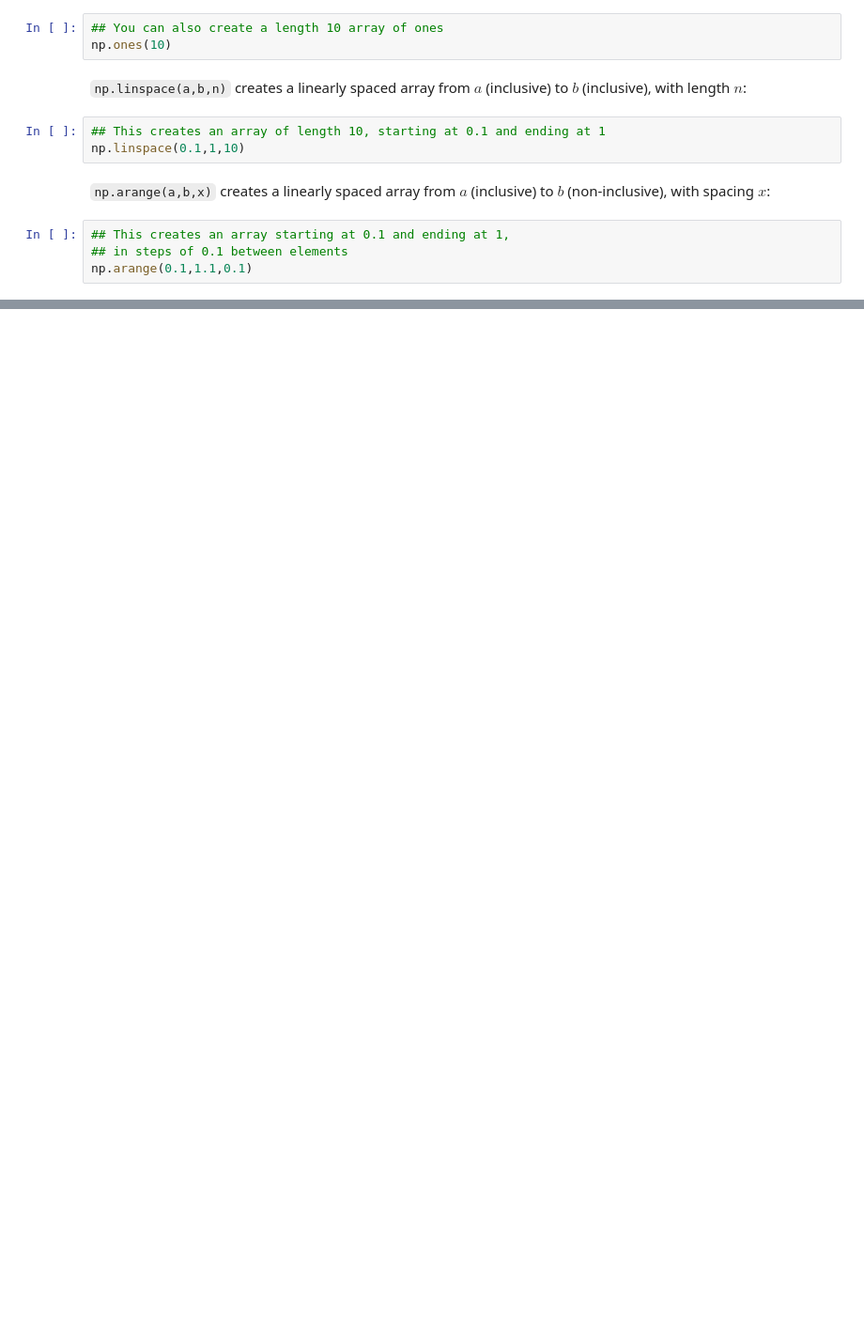
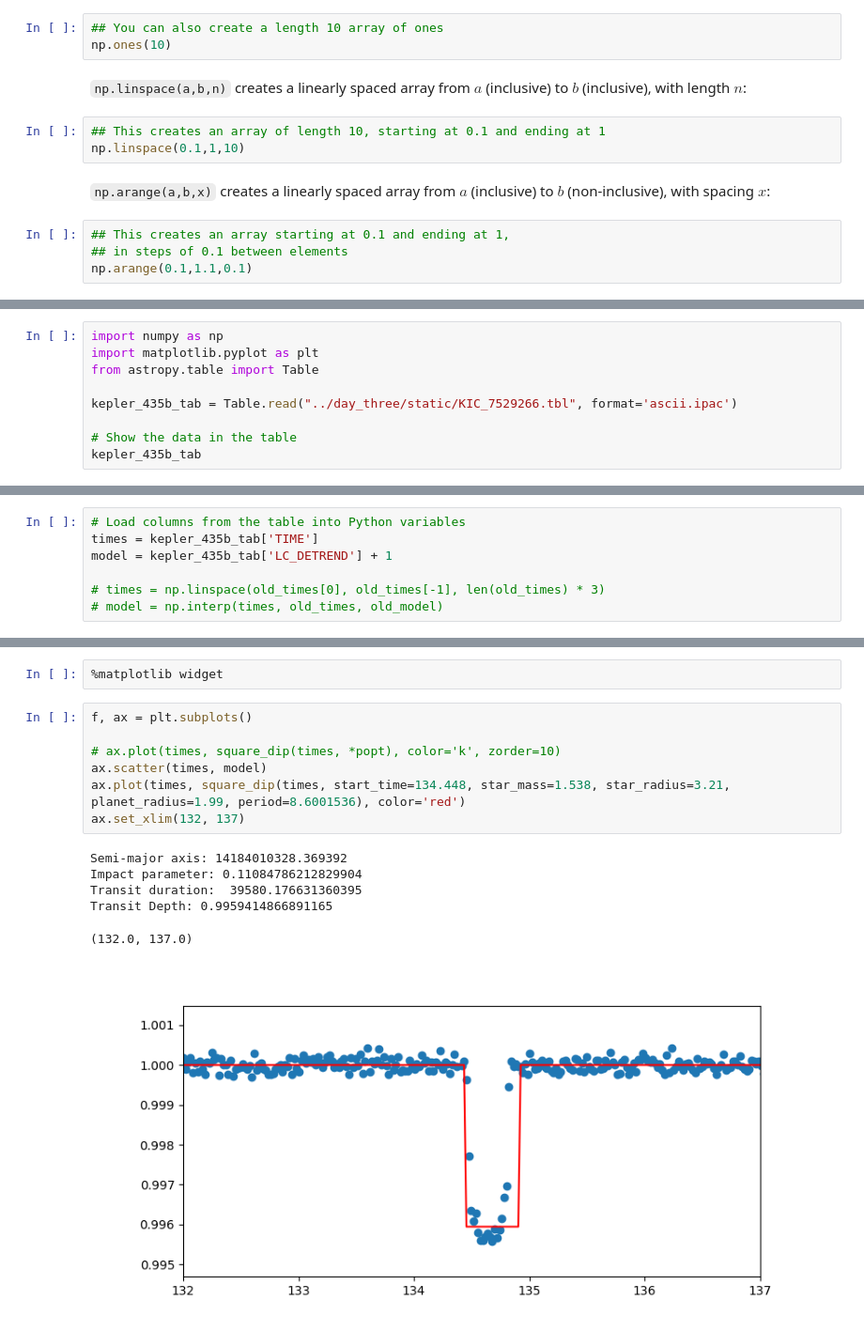
Before and after one commit to nmearl/wsp-exoplanets, a Jupyter notebook: _sources/reference/intro_to_colab_notebooks.ipynb, the cells around one changed output, grey strips where cells are left out. Shown at 94% size. Drawn from its saved outputs; the diff is of its cells as text; blank space fills up the shorter version.

```diff
--- a/_sources/reference/intro_to_colab_notebooks.ipynb
+++ b/_sources/reference/intro_to_colab_notebooks.ipynb
@@ -159,3 +159,12 @@ np.linspace(0.1,1,10)
 np.arange(0.1,1.1,0.1)
 # %% [markdown]
 <img src=https://img.icons8.com/nolan/2x/laptop.png width="30"> **Exercise**: Make an array from $0$ to $10$, in steps of $0.5$, first using `np.arange` and then using `np.linspace`.
+# %%
+import numpy as np
+import matplotlib.pyplot as plt
+from astropy.table import Table
+
+kepler_435b_tab = Table.read("../day_three/static/KIC_7529266.tbl", format='ascii.ipac')
+
+# Show the data in the table
+kepler_435b_tab
@@ -161,0 +191,7 @@ np.arange(0.1,1.1,0.1)
+# %%
+# Load columns from the table into Python variables
+times = kepler_435b_tab['TIME']
+model = kepler_435b_tab['LC_DETREND'] + 1
+
+# times = np.linspace(old_times[0], old_times[-1], len(old_times) * 3)
+# model = np.interp(times, old_times, old_model)
@@ -161,0 +277,16 @@ np.arange(0.1,1.1,0.1)
+# %%
+%matplotlib widget
+# %%
+f, ax = plt.subplots()
+
+# ax.plot(times, square_dip(times, *popt), color='k', zorder=10)
+ax.scatter(times, model)
+ax.plot(times, square_dip(times, start_time=134.448, star_mass=1.538, star_radius=3.21, planet_radius=1.99, period=8.6001536), color='red')
+ax.set_xlim(132, 137)
+# %% [output]
+Semi-major axis: 14184010328.369392
+Impact parameter: 0.11084786212829904
+Transit duration:  39580.176631360395
+Transit Depth: 0.9959414866891165
+(132.0, 137.0)
+[figure, added]
```
Also changed, not shown: parts of 3 cells of this notebook, 23 other files.
